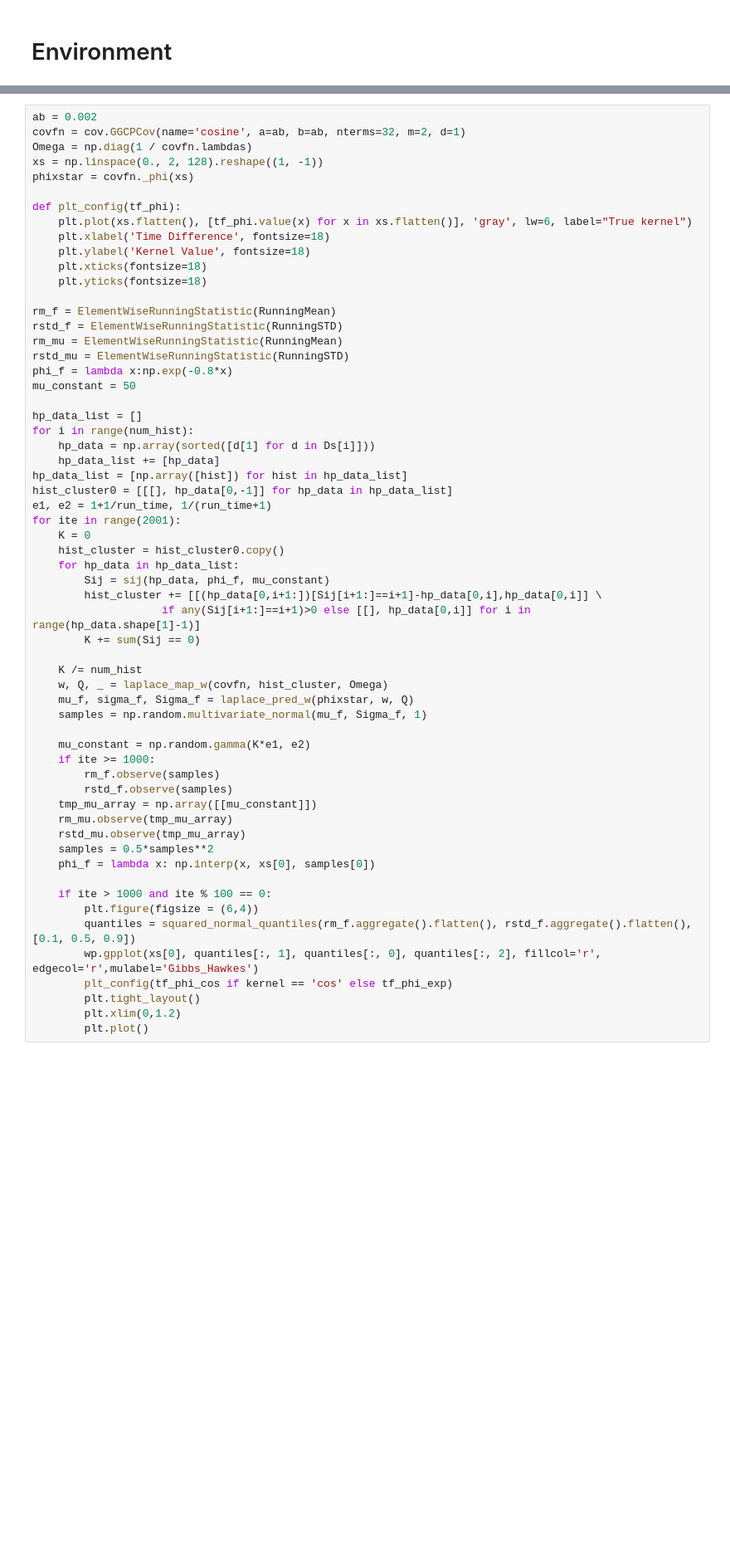
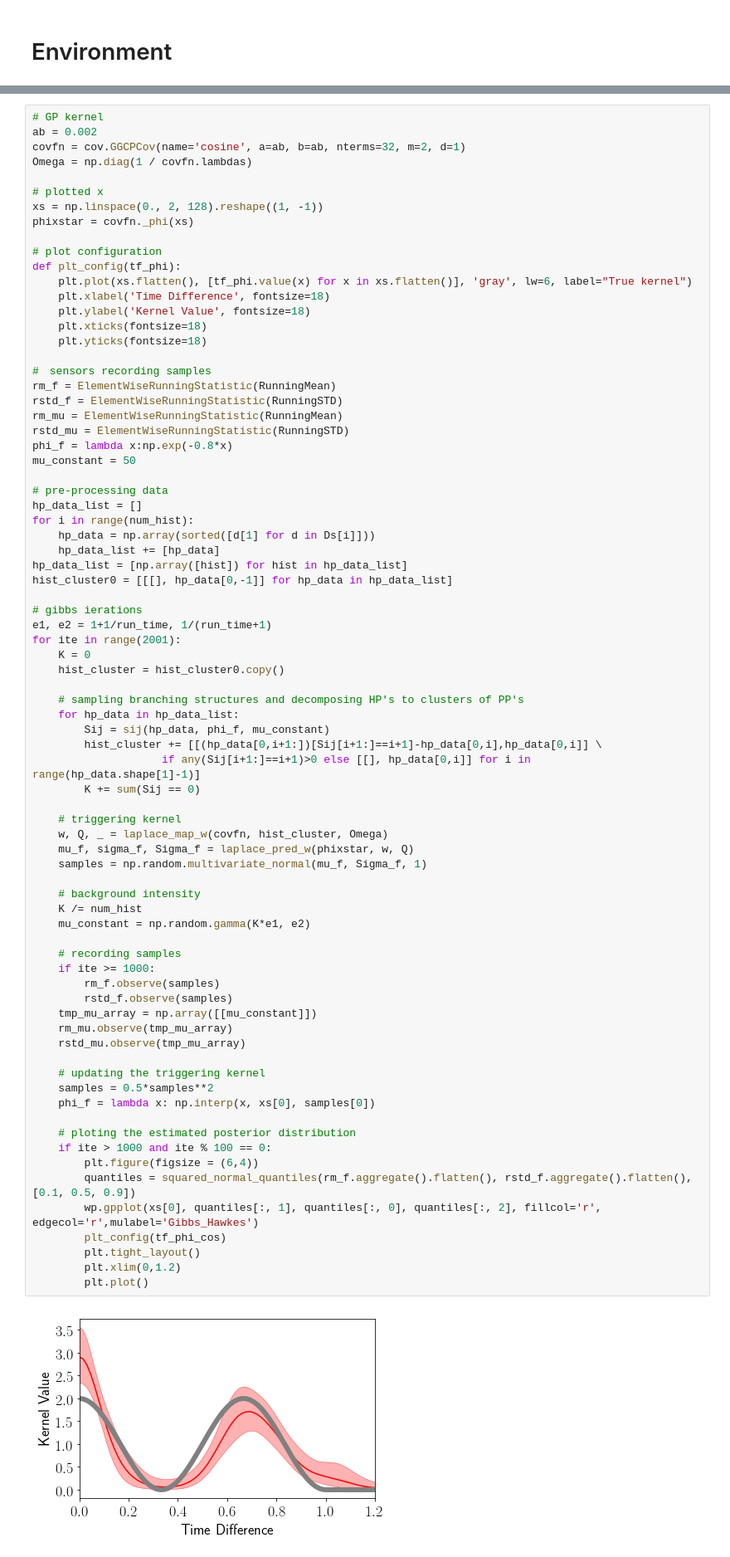
Before and after one commit to RuiZhang2016/Efficient-Nonparametric-Bayesian-Hawkes-Processes, a Jupyter notebook: Gibbs_Hawkes.ipynb, the cells around one changed output, grey strips where cells are left out. Shown: that part at 83% size. Cells and saved outputs as stored; diff of their text form; blank space fills up the shorter version.

```diff
--- a/Gibbs_Hawkes.ipynb
+++ b/Gibbs_Hawkes.ipynb
@@ -164,10 +161,14 @@ for _ in range(num_hist):
 # %%
+# GP kernel
 ab = 0.002
 covfn = cov.GGCPCov(name='cosine', a=ab, b=ab, nterms=32, m=2, d=1)
 Omega = np.diag(1 / covfn.lambdas)
+
+# plotted x
 xs = np.linspace(0., 2, 128).reshape((1, -1))
 phixstar = covfn._phi(xs)
 
+# plot configuration
 def plt_config(tf_phi):
     plt.plot(xs.flatten(), [tf_phi.value(x) for x in xs.flatten()], 'gray', lw=6, label="True kernel")
     plt.xlabel('Time Difference', fontsize=18)
@@ -175,6 +176,7 @@ def plt_config(tf_phi):
     plt.xticks(fontsize=18)
     plt.yticks(fontsize=18)
 
+#　sensors recording samples
 rm_f = ElementWiseRunningStatistic(RunningMean)
 rstd_f = ElementWiseRunningStatistic(RunningSTD)
 rm_mu = ElementWiseRunningStatistic(RunningMean)
@@ -182,42 +184,56 @@ rstd_mu = ElementWiseRunningStatistic(RunningSTD)
 phi_f = lambda x:np.exp(-0.8*x)
 mu_constant = 50
 
+# pre-processing data
 hp_data_list = []
 for i in range(num_hist):
     hp_data = np.array(sorted([d[1] for d in Ds[i]]))
     hp_data_list += [hp_data]
 hp_data_list = [np.array([hist]) for hist in hp_data_list]
 hist_cluster0 = [[[], hp_data[0,-1]] for hp_data in hp_data_list]
+
+# gibbs ierations
 e1, e2 = 1+1/run_time, 1/(run_time+1)
 for ite in range(2001):
     K = 0
     hist_cluster = hist_cluster0.copy()
+
+    # sampling branching structures and decomposing HP's to clusters of PP's
     for hp_data in hp_data_list:
         Sij = sij(hp_data, phi_f, mu_constant)
         hist_cluster += [[(hp_data[0,i+1:])[Sij[i+1:]==i+1]-hp_data[0,i],hp_data[0,i]] \
                     if any(Sij[i+1:]==i+1)>0 else [[], hp_data[0,i]] for i in range(hp_data.shape[1]-1)]
         K += sum(Sij == 0)
 
-    K /= num_hist
+    # triggering kernel
     w, Q, _ = laplace_map_w(covfn, hist_cluster, Omega)
     mu_f, sigma_f, Sigma_f = laplace_pred_w(phixstar, w, Q)
     samples = np.random.multivariate_normal(mu_f, Sigma_f, 1)
 
+    # background intensity
+    K /= num_hist
     mu_constant = np.random.gamma(K*e1, e2)
+
+    # recording samples
     if ite >= 1000:
         rm_f.observe(samples)
         rstd_f.observe(samples)
     tmp_mu_array = np.array([[mu_constant]])
     rm_mu.observe(tmp_mu_array)
     rstd_mu.observe(tmp_mu_array)
+
+    # updating the triggering kernel
     samples = 0.5*samples**2
     phi_f = lambda x: np.interp(x, xs[0], samples[0])
 
+    # ploting the estimated posterior distribution
     if ite > 1000 and ite % 100 == 0:
         plt.figure(figsize = (6,4))
         quantiles = squared_normal_quantiles(rm_f.aggregate().flatten(), rstd_f.aggregate().flatten(), [0.1, 0.5, 0.9])
         wp.gpplot(xs[0], quantiles[:, 1], quantiles[:, 0], quantiles[:, 2], fillcol='r', edgecol='r',mulabel='Gibbs_Hawkes')
-        plt_config(tf_phi_cos if kernel == 'cos' else tf_phi_exp)
+        plt_config(tf_phi_cos)
         plt.tight_layout()
         plt.xlim(0,1.2)
         plt.plot()
+# %% [output]
+[figure, added]
```
Also changed, not shown: parts of 6 cells of this notebook, 1 other file.
